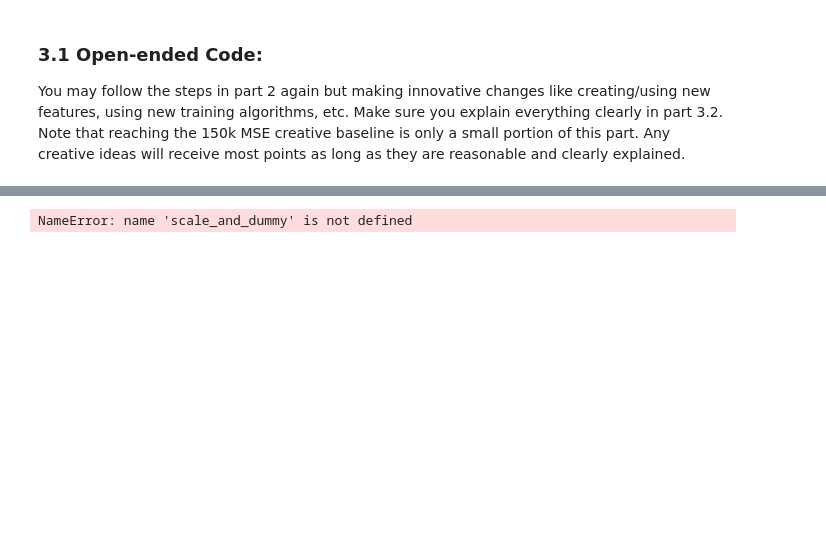
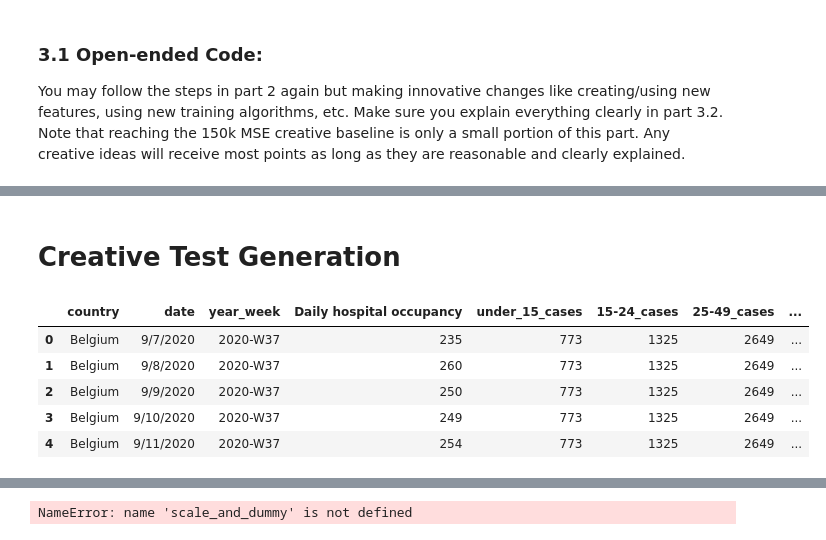
Before and after one commit to syhdd/cs_4780_final, a Jupyter notebook: CS 4780 Final Project Student Template.ipynb, the cells around one changed output, grey strips where cells are left out. Drawn from its saved outputs; the diff is of its cells as text; code cells hidden in the pictures; blank space fills up the shorter version.

```diff
--- a/CS 4780 Final Project Student Template.ipynb
+++ b/CS 4780 Final Project Student Template.ipynb
@@ -285,0 +356,2 @@ You may follow the steps in part 2 again but making innovative changes like crea
+# %% [markdown]
+# Creative Test Generation
@@ -285,0 +362,10 @@ You may follow the steps in part 2 again but making innovative changes like crea
+# %%
+test_dataset = add_prev(test_df, test_t_df)
+test_dataset.head()
+# %% [output]
+|  | country | date | year_week | Daily hospital occupancy | under_15_cases | 15-24_cases | 25-49_cases | ... |
+| 0 | Belgium | 9/7/2020 | 2020-W37 | 235 | 773 | 1325 | 2649 | ... |
+| 1 | Belgium | 9/8/2020 | 2020-W37 | 260 | 773 | 1325 | 2649 | ... |
+| 2 | Belgium | 9/9/2020 | 2020-W37 | 250 | 773 | 1325 | 2649 | ... |
+| 3 | Belgium | 9/10/2020 | 2020-W37 | 249 | 773 | 1325 | 2649 | ... |
+| 4 | Belgium | 9/11/2020 | 2020-W37 | 254 | 773 | 1325 | 2649 | ... |
```
Also changed, not shown: parts of 16 cells of this notebook.
